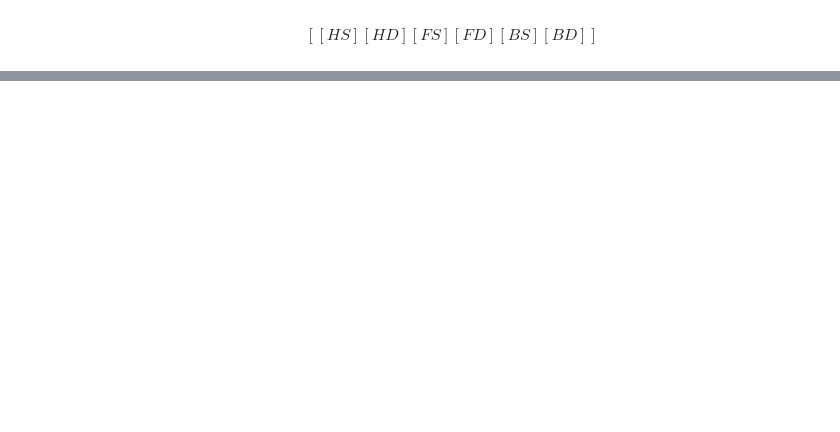
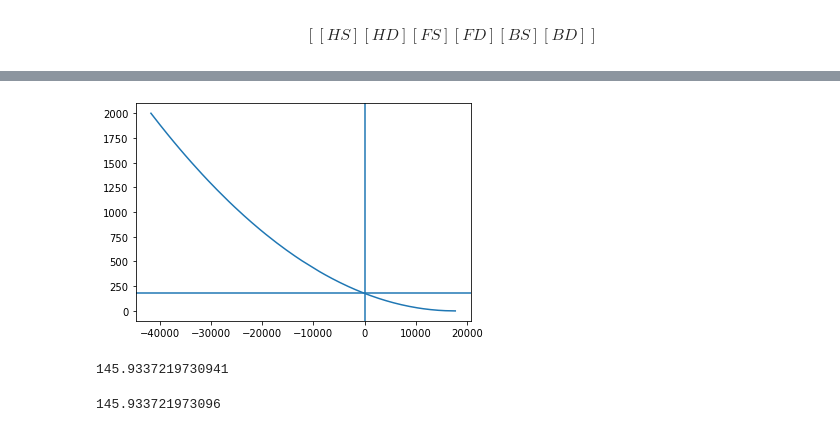
Before and after one commit to Zhaoweiliang/Day-Head-energy-Opti-Project, a Jupyter notebook: GA.ipynb, the cells around one changed output, grey strips where cells are left out. Saved outputs shown, nothing was run; the diff lists cells and outputs as text; code cells hidden in the pictures; blank space fills up the shorter version.

```diff
--- a/GA.ipynb
+++ b/GA.ipynb
@@ -74,0 +153,35 @@ def generate_population():
+# %%
+def generate_population():
+    population = [[] for i in range(4)]
+    BS,BD = HA_B()
+    FS,FD = HA_FB()
+
+
+    population[2]=FS
+    population[3]=FD
+
+    population.append(BS)
+    population.append(BD)
+
+    HS = [np.zeros(999).tolist() for i in range(24)]
+    HD = [np.zeros(999).tolist() for i in range(24)]
+
+    for h in range(24):
+
+        price = aggregate(h,BS,BD,FS,FD)
+        BS_INT = np.where(HS_bids['price'][h*1000:1000+h*1000]>price)[0][0]
+        breakpoint_S = BS_INT + (price-HS_bids['price'][BS_INT-1+1000*h])/abs((HS_bids['price'][BS_INT+1000*h]-HS_bids['price'][BS_INT-1+1000*h]))-1
+
+        BD_INT = np.where(HD_bids['price'][h*1000:1000+h*1000]>price)[0][-1]
+        breakpoint_D = BD_INT + 1-(price-HD_bids['price'][BD_INT+1+1000*h])/abs((HD_bids['price'][BD_INT+1000*h]-HD_bids['price'][BD_INT+1+1000*h]))
+
+        HS[h][0:int(breakpoint_S)]=np.ones(int(breakpoint_S))
+        HS[h][int(breakpoint_S)]=breakpoint_S-int(breakpoint_S)
+
+        HD[h][0:int(breakpoint_D)]=np.ones(int(breakpoint_D))
+        HD[h][int(breakpoint_D)]=breakpoint_D-int(breakpoint_D)
+
+    population[0] = HS
+    population[1] = HD
+
+    return population
@@ -74,0 +278,18 @@ def generate_population():
+# %%
+population = generate_population()
+Hour_S = population[0]
+Hour_D = population[1]
+Block_S = population[4]
+Block_D = population[5]
+Flex_S = population[2]
+Flex_D = population[3]
+# %% [output]
+[figure, added]
+# %%
+sum((Pairs(j,h,HS_bids,'SP')[1]-Pairs(j,h,HS_bids,'SP')[0]) * Hour_S[h][j] for j in range(len(Hour_S[h])))
+# %% [output]
+145.9337219730941
+# %%
+2000+sum((Pairs(j,h,HD_bids,'DP')[1]-Pairs(j,h,HD_bids,'DP')[0]) * Hour_D[h][j] for j in range(len(Hour_D[h])))
+# %% [output]
+145.933721973096
```
Also changed, not shown: parts of 10 cells of this notebook, 3 other files.
